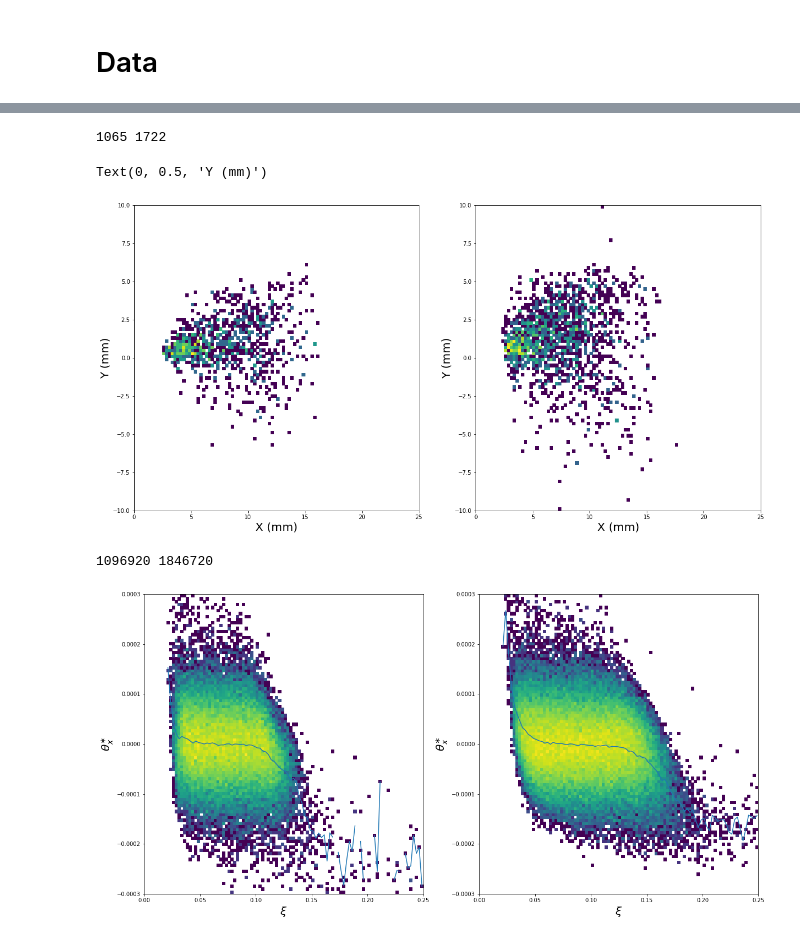
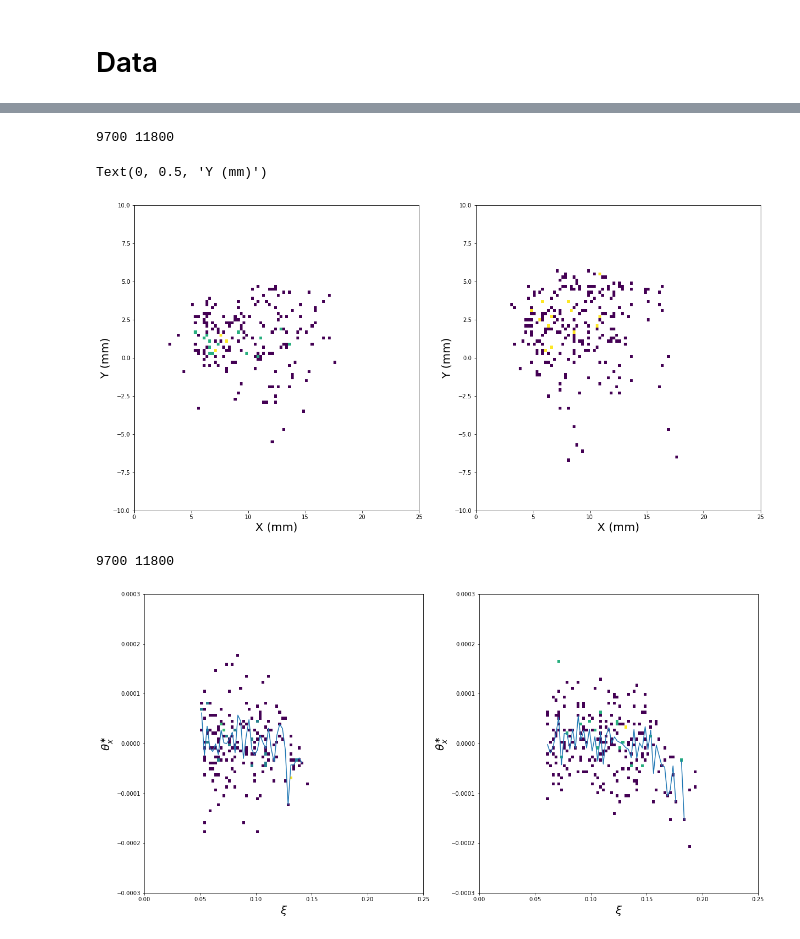
Before and after one commit to antoniovilela/pps-dilepton-analysis-notebook, a Jupyter notebook: Data-Inspection.ipynb, the cells around one changed output, grey strips where cells are left out. Saved outputs shown, nothing was run; the diff lists cells and outputs as text; code cells hidden in the pictures.

```diff
--- a/Data-Inspection.ipynb
+++ b/Data-Inspection.ipynb
@@ -460,16 +635,20 @@ if proton_selection == "SingleRP":
     msk2_data = msk_excl_data & ( df_data["MultiRP"] == 0) & ( df_data["RPId1"] == 123 )
 elif proton_selection == "MultiRP":
     # Multi-RP
-    msk1_data = msk_excl_data & ( df_data["MultiRP"] == 1 ) & ( df_data["Arm"] == 0 )
-    msk2_data = msk_excl_data & ( df_data["MultiRP"] == 1 ) & ( df_data["Arm"] == 1 )
+    # msk1_data = msk_excl_data & ( df_data["MultiRP"] == 1 ) & ( df_data["Arm"] == 0 )
+    # msk2_data = msk_excl_data & ( df_data["MultiRP"] == 1 ) & ( df_data["Arm"] == 1 )
+    msk1_data = msk_excl_data & ( df_data["MultiRP"] == 1 ) & ( df_data["Arm"] == 0 ) & ( df_data.loc[ :, "Xi"] >= 0.050 )
+    msk2_data = msk_excl_data & ( df_data["MultiRP"] == 1 ) & ( df_data["Arm"] == 1 ) & ( df_data.loc[ :, "Xi"] >= 0.060 )
 
 print ( len(df_data[ "Xi" ][ msk1_data ]), len(df_data[ "Xi" ][ msk2_data ]) )
 
 fig, axes = plt.subplots( 1, 2, figsize=(20,10) )
-axes[0].hist2d( df_data[ "TrackX1" ][ msk1_data ], df_data[ "TrackY1" ][ msk1_data ], bins=(100,100), range=( (0.,25.), (-10.,10.) ), norm=LogNorm(), cmap='viridis' )
+axes[0].plot( df_data[ "TrackX1" ][ msk1_data ], df_data[ "TrackY1" ][ msk1_data ], 'ko' )
+# axes[0].hist2d( df_data[ "TrackX1" ][ msk1_data ], df_data[ "TrackY1" ][ msk1_data ], bins=(100,100), range=( (0.,25.), (-10.,10.) ), norm=LogNorm(), cmap='viridis' )
 axes[0].set_xlabel( "X (mm)", fontsize=20 )
 axes[0].set_ylabel( "Y (mm)", fontsize=20 )
-axes[1].hist2d( df_data[ "TrackX1" ][ msk2_data ], df_data[ "TrackY1" ][ msk2_data ], bins=(100,100), range=( (0.,25.), (-10.,10.) ), norm=LogNorm(), cmap='viridis' )
+axes[1].plot( df_data[ "TrackX1" ][ msk2_data ], df_data[ "TrackY1" ][ msk2_data ], 'ko' )
+# axes[1].hist2d( df_data[ "TrackX1" ][ msk2_data ], df_data[ "TrackY1" ][ msk2_data ], bins=(100,100), range=( (0.,25.), (-10.,10.) ), norm=LogNorm(), cmap='viridis' )
 axes[1].set_xlabel( "X (mm)", fontsize=20 )
 axes[1].set_ylabel( "Y (mm)", fontsize=20 )
 # %% [output]
@@ -481,8 +660,10 @@ if proton_selection == "MultiRP":
     #msk_excl_data = ( df_data["InvMass"] >= 110. ) & ( df_data["Acopl"] <= 0.009 ) & ( df_data["ExtraPfCands"] <= 1 )
     msk_excl_data = ( df_data["InvMass"] >= 0. )
     # Multi-RP
-    msk1_data = msk_excl_data & ( df_data["MultiRP"] == 1 ) & ( df_data["Arm"] == 0 )
-    msk2_data = msk_excl_data & ( df_data["MultiRP"] == 1 ) & ( df_data["Arm"] == 1 )
+    # msk1_data = msk_excl_data & ( df_data["MultiRP"] == 1 ) & ( df_data["Arm"] == 0 )
+    # msk2_data = msk_excl_data & ( df_data["MultiRP"] == 1 ) & ( df_data["Arm"] == 1 )
+    msk1_data = msk_excl_data & ( df_data["MultiRP"] == 1 ) & ( df_data["Arm"] == 0 ) & ( df_data.loc[ :, "Xi"] >= 0.050 )
+    msk2_data = msk_excl_data & ( df_data["MultiRP"] == 1 ) & ( df_data["Arm"] == 1 ) & ( df_data.loc[ :, "Xi"] >= 0.060 )
 
     print ( len(df_data[ "Xi" ][ msk1_data ]), len(df_data[ "Xi" ][ msk2_data ]) )
 
@@ -671,6 +869,7 @@ df_bkg = pd.concat( df_bkg_list )
 # %%
 #msk_invmass = ( df_bkg["InvMass"] >= 110. )
 #df_bkg = df_bkg[msk_invmass]
+df_bkg = df_protons_multiRP_bkg
 df_bkg
 # %% [output]
 |  | Run | LumiSection | BX | EventNum | Slice | CrossingAngle | MultiRP | Arm | RPId1 | RPId2 | ... |
@@ -708,8 +907,10 @@ if proton_selection == "SingleRP":
     msk2_bkg = msk_excl_bkg & ( df_bkg["MultiRP"] == 0) & ( df_bkg["RPId1"] == 123 )
 elif proton_selection == "MultiRP":
     # Multi-RP
-    msk1_bkg = msk_excl_bkg & ( df_bkg["MultiRP"] == 1 ) & ( df_bkg["Arm"] == 0 )
-    msk2_bkg = msk_excl_bkg & ( df_bkg["MultiRP"] == 1 ) & ( df_bkg["Arm"] == 1 )
+    # msk1_bkg = msk_excl_bkg & ( df_bkg["MultiRP"] == 1 ) & ( df_bkg["Arm"] == 0 )
+    # msk2_bkg = msk_excl_bkg & ( df_bkg["MultiRP"] == 1 ) & ( df_bkg["Arm"] == 1 )
+    msk1_bkg = msk_excl_bkg & ( df_bkg["MultiRP"] == 1 ) & ( df_bkg["Arm"] == 0 ) & ( df_bkg.loc[ :, "Xi"] >= 0.050 )
+    msk2_bkg = msk_excl_bkg & ( df_bkg["MultiRP"] == 1 ) & ( df_bkg["Arm"] == 1 ) & ( df_bkg.loc[ :, "Xi"] >= 0.060 )
 
 print ( len(df_bkg[ "Xi" ][ msk1_bkg ]), len(df_bkg[ "Xi" ][ msk2_bkg ]) )
 
@@ -721,35 +922,37 @@ axes[1].hist2d( df_bkg[ "TrackX1" ][ msk2_bkg ], df_bkg[ "TrackY1" ][ msk2_bkg ]
 axes[1].set_xlabel( "X (mm)", fontsize=20 )
 axes[1].set_ylabel( "Y (mm)", fontsize=20 )
 # %% [output]
-1065 1722
+9700 11800
 Text(0, 0.5, 'Y (mm)')
-[figure, old version]
+[figure, new version]
 # %%
 if proton_selection == "MultiRP":
-    #msk_excl_bkg = ( df_bkg["InvMass"] >= 110. ) & ( df_bkg["Acopl"] <= 0.009 ) & ( df_bkg["ExtraPfCands"] <= 1 )
+    msk_excl_bkg = ( df_bkg["InvMass"] >= 110. ) & ( df_bkg["Acopl"] <= 0.009 ) & ( df_bkg["ExtraPfCands"] <= 1 )
     msk_excl_bkg = ( df_bkg["InvMass"] >= 0. )
     # Multi-RP
-    msk1_bkg = msk_excl_bkg & ( df_bkg["MultiRP"] == 1 ) & ( df_bkg["Arm"] == 0 )
-    msk2_bkg = msk_excl_bkg & ( df_bkg["MultiRP"] == 1 ) & ( df_bkg["Arm"] == 1 )
+    # msk1_bkg = msk_excl_bkg & ( df_bkg["MultiRP"] == 1 ) & ( df_bkg["Arm"] == 0 )
+    # msk2_bkg = msk_excl_bkg & ( df_bkg["MultiRP"] == 1 ) & ( df_bkg["Arm"] == 1 )
+    msk1_bkg = msk_excl_bkg & ( df_bkg["MultiRP"] == 1 ) & ( df_bkg["Arm"] == 0 ) & ( df_bkg.loc[ :, "Xi"] >= 0.050 )
+    msk2_bkg = msk_excl_bkg & ( df_bkg["MultiRP"] == 1 ) & ( df_bkg["Arm"] == 1 ) & ( df_bkg.loc[ :, "Xi"] >= 0.060 )
 
     print ( len(df_bkg[ "Xi" ][ msk1_bkg ]), len(df_bkg[ "Xi" ][ msk2_bkg ]) )
 
     fig, axes = plt.subplots( 1, 2, figsize=(20,10) )
     h_, xedges_, yedges_, im_ = axes[0].hist2d( df_bkg[ "Xi" ][ msk1_bkg ], df_bkg[ "ThX" ][ msk1_bkg ], bins=(100,100), range=( (0.,0.25), (-300.e-06,300.e-06) ), norm=LogNorm(), cmap='viridis' )
     bin_centres_x_ = ( xedges_[:-1] + xedges_[1:] ) / 2
     bin_centres_y_ = ( yedges_[:-1] + yedges_[1:] ) / 2
     axes[0].plot( bin_centres_x_, np.mean( (h_ * bin_centres_y_), axis=1) / np.mean( h_, axis=1) )
     axes[0].set_xlabel( r"$\xi$", fontsize=20 )
     axes[0].set_ylabel( r"$\theta_x^{\ast}$", fontsize=20 )
     h_, xedges_, yedges_, im_ = axes[1].hist2d( df_bkg[ "Xi" ][ msk2_bkg], df_bkg[ "ThX" ][ msk2_bkg ], bins=(100,100), range=( (0.,0.25), (-300.e-06,300.e-06) ), norm=LogNorm(), cmap='viridis' )
     bin_centres_x_ = ( xedges_[:-1] + xedges_[1:] ) / 2
     bin_centres_y_ = ( yedges_[:-1] + yedges_[1:] ) / 2
     axes[1].plot( bin_centres_x_, np.mean( (h_ * bin_centres_y_), axis=1) / np.mean( h_, axis=1) )
     axes[1].set_xlabel( r"$\xi$", fontsize=20 )
     axes[1].set_ylabel( r"$\theta_x^{\ast}$", fontsize=20 )
 # %% [output]
-1096920 1846720
+9700 11800
-[figure, old version]
+[figure, new version]
 # %%
 msk_excl_bkg = ( df_bkg["InvMass"] >= 110. ) & ( df_bkg["Acopl"] <= 0.009 ) & ( df_bkg["ExtraPfCands"] <= 1 )
 #msk_excl_bkg = ( df_bkg["InvMass"] >= 110. ) & ( df_bkg["Acopl"] <= 0.009 ) & ( df_bkg["ExtraPfCands"] <= 0 )
```
Also changed, not shown: parts of 38 cells of this notebook, 22 other files.
